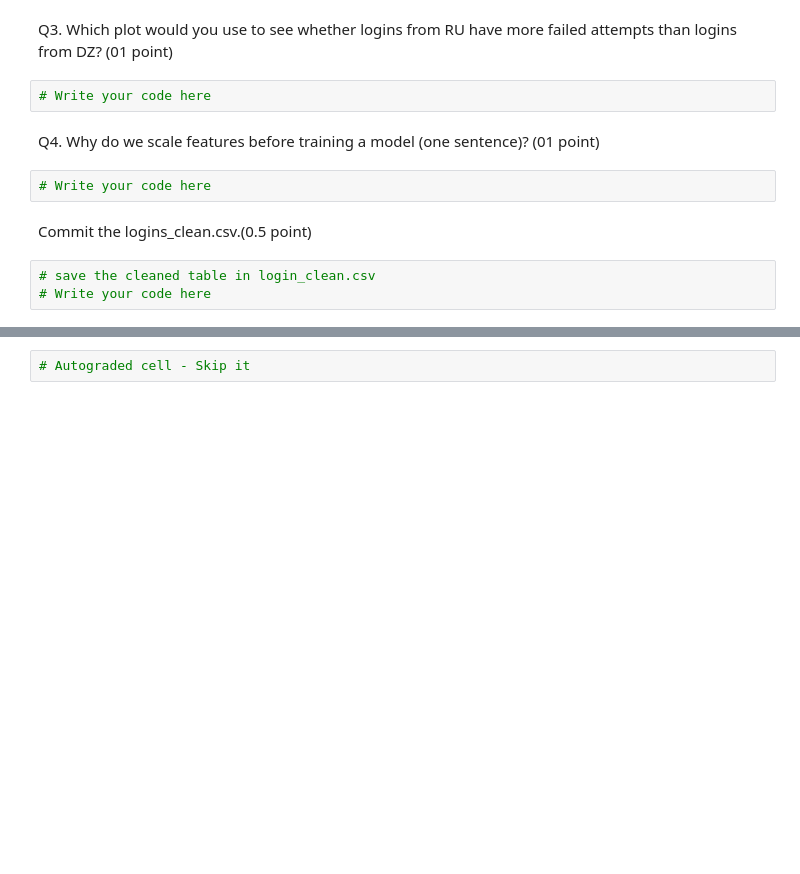
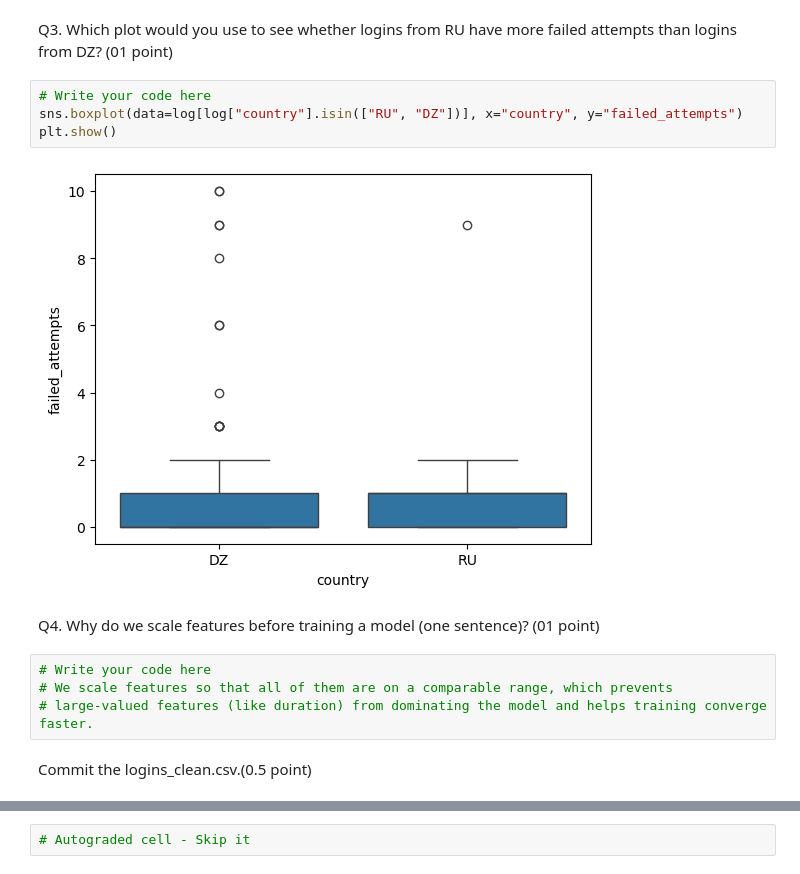
Before and after one commit to aminebendrissepro-cloud/amine-bendrisse-mldls, a Jupyter notebook: TP1.ipynb, the cells around one changed output, grey strips where cells are left out. Saved outputs shown, nothing was run; the diff lists cells and outputs as text; blank space fills up the shorter version.

```diff
--- a/TP1.ipynb
+++ b/TP1.ipynb
@@ -151,13 +229,16 @@ Q2. Give the Pandas command that shows the number of missing values in each colu
 # %% [markdown]
 Q3. Which plot would you use to see whether logins from RU have more failed attempts than logins from DZ? (01 point)
-# %%
-# Write your code here
+# %%
+# Write your code here
+sns.boxplot(data=log[log["country"].isin(["RU", "DZ"])], x="country", y="failed_attempts")
+plt.show()
+# %% [output]
+[figure, added]
 # %% [markdown]
 Q4. Why do we scale features before training a model (one sentence)? (01 point)
-# %%
-# Write your code here
+# %%
+# Write your code here
+# We scale features so that all of them are on a comparable range, which prevents
+# large-valued features (like duration) from dominating the model and helps training converge faster.
 # %% [markdown]
 Commit the logins_clean.csv.(0.5 point)
-# %%
-# save the cleaned table in login_clean.csv
-# Write your code here
```
Also changed, not shown: parts of 19 cells of this notebook.
